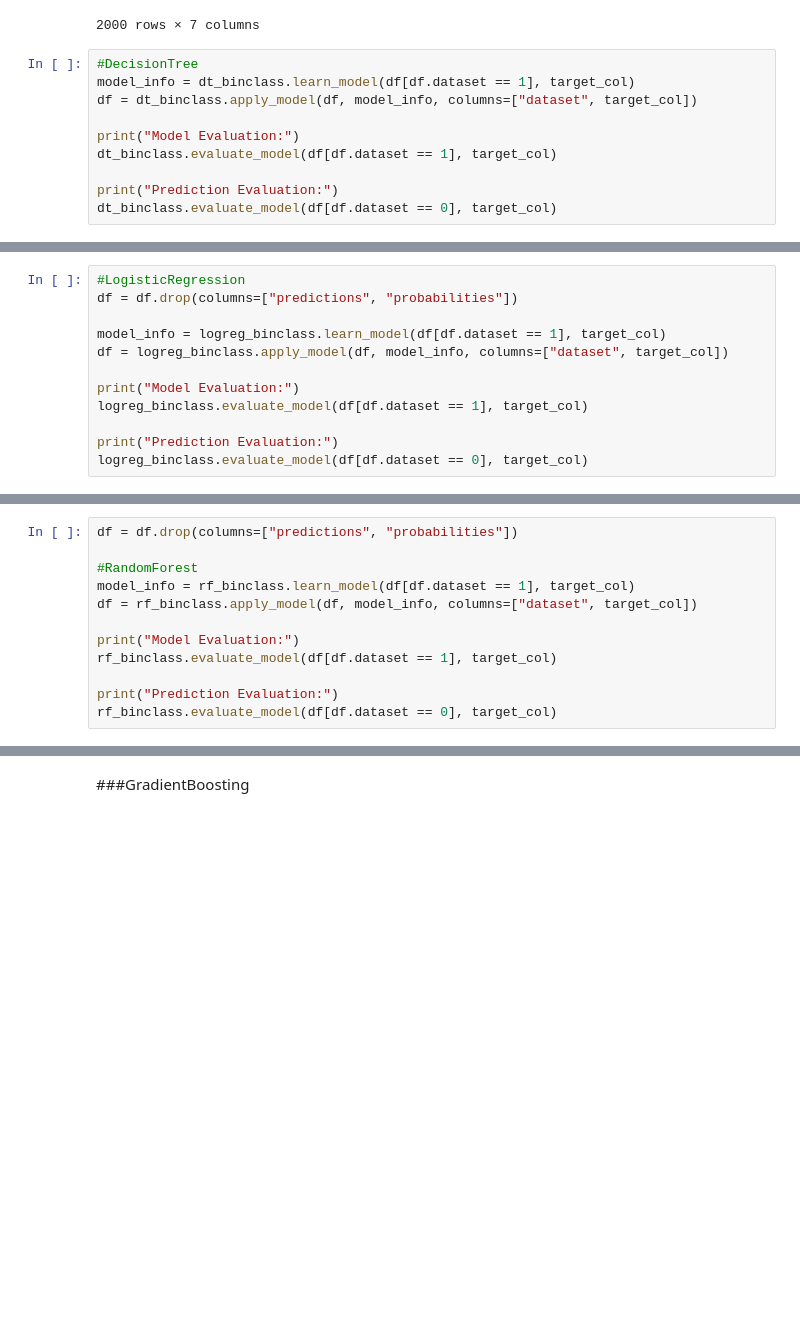
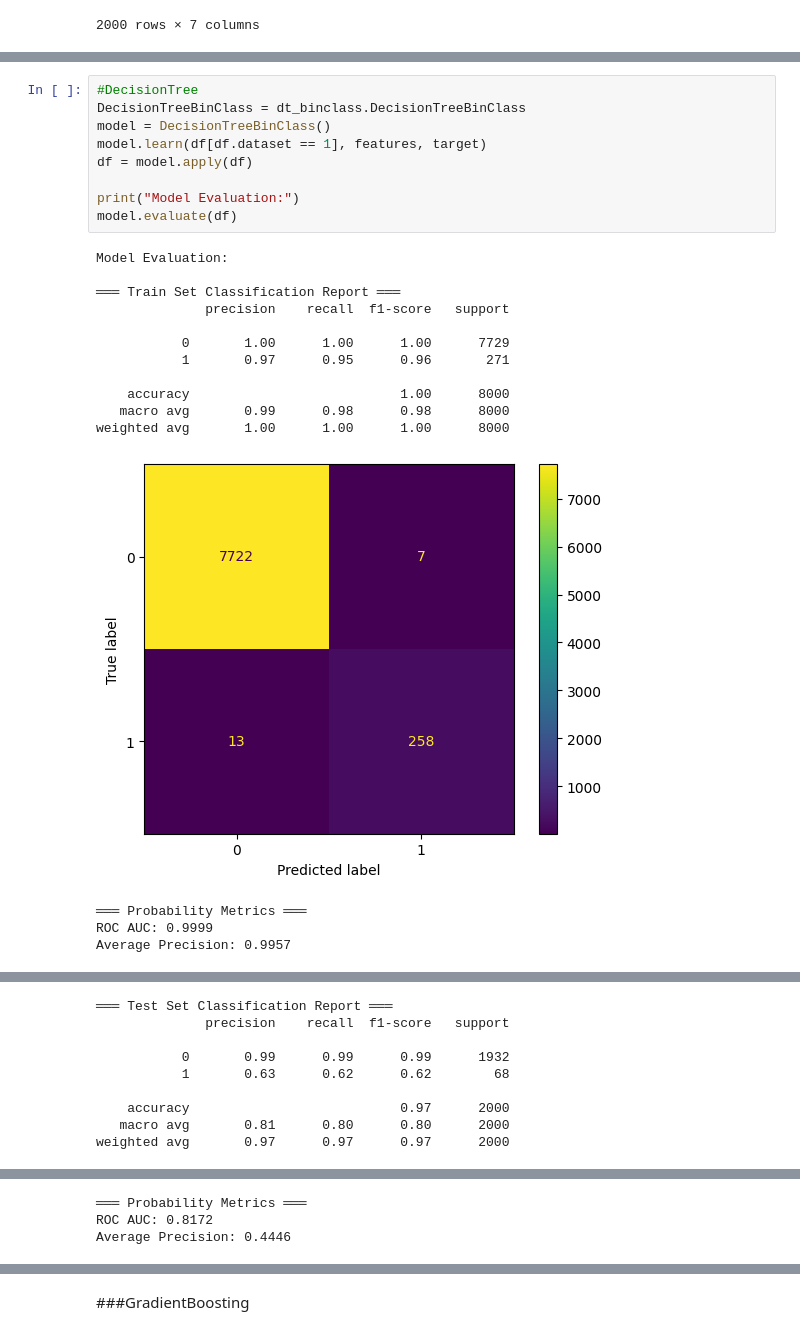
Before and after one commit to sulenurk/ds-template-oop, a Jupyter notebook: learn_pipeline_ema.ipynb, the cells around one changed output, grey strips where cells are left out. Cells and saved outputs as stored; diff of their text form; blank space fills up the shorter version.

```diff
--- a/learn_pipeline_ema.ipynb
+++ b/learn_pipeline_ema.ipynb
@@ -86,13 +80,3 @@ X_test
 | 9987 | 0.0 | 1.0 | -0.597287 | -0.935190 | -0.176044 | -0.288940 | ... |
 | 9997 | 0.0 | 1.0 | -0.497975 | -0.935190 | 0.709754 | -0.667898 | ... |
 2000 rows × 7 columns
-# %%
-#DecisionTree
-model_info = dt_binclass.learn_model(df[df.dataset == 1], target_col)
-df = dt_binclass.apply_model(df, model_info, columns=["dataset", target_col])
-
-print("Model Evaluation:")
-dt_binclass.evaluate_model(df[df.dataset == 1], target_col)
-
-print("Prediction Evaluation:")
-dt_binclass.evaluate_model(df[df.dataset == 0], target_col)
@@ -122,12 +82,0 @@ weighted avg       0.99      0.99      0.99      2000
-# %%
-#LogisticRegression
-df = df.drop(columns=["predictions", "probabilities"])
-
-model_info = logreg_binclass.learn_model(df[df.dataset == 1], target_col)
-df = logreg_binclass.apply_model(df, model_info, columns=["dataset", target_col])
-
-print("Model Evaluation:")
-logreg_binclass.evaluate_model(df[df.dataset == 1], target_col)
-
-print("Prediction Evaluation:")
-logreg_binclass.evaluate_model(df[df.dataset == 0], target_col)
@@ -170,12 +82,0 @@ Average Precision: 0.3704
-# %%
-df = df.drop(columns=["predictions", "probabilities"])
-
-#RandomForest
-model_info = rf_binclass.learn_model(df[df.dataset == 1], target_col)
-df = rf_binclass.apply_model(df, model_info, columns=["dataset", target_col])
-
-print("Model Evaluation:")
-rf_binclass.evaluate_model(df[df.dataset == 1], target_col)
-
-print("Prediction Evaluation:")
-rf_binclass.evaluate_model(df[df.dataset == 0], target_col)
@@ -218,0 +83,25 @@ Average Precision: 0.8003
+# %%
+#DecisionTree
+DecisionTreeBinClass = dt_binclass.DecisionTreeBinClass
+model = DecisionTreeBinClass()
+model.learn(df[df.dataset == 1], features, target)
+df = model.apply(df)
+
+print("Model Evaluation:")
+model.evaluate(df)
+# %% [output]
+Model Evaluation:
+
+═══ Train Set Classification Report ═══
+              precision    recall  f1-score   support
+
+           0       1.00      1.00      1.00      7729
+           1       0.97      0.95      0.96       271
+
+    accuracy                           1.00      8000
+   macro avg       0.99      0.98      0.98      8000
+weighted avg       1.00      1.00      1.00      8000
+[figure, added]
+═══ Probability Metrics ═══
+ROC AUC: 0.9999
+Average Precision: 0.9957
@@ -218,0 +113,9 @@ Average Precision: 0.8003
+═══ Test Set Classification Report ═══
+              precision    recall  f1-score   support
+
+           0       0.99      0.99      0.99      1932
+           1       0.63      0.62      0.62        68
+
+    accuracy                           0.97      2000
+   macro avg       0.81      0.80      0.80      2000
+weighted avg       0.97      0.97      0.97      2000
@@ -218,0 +123,3 @@ Average Precision: 0.8003
+═══ Probability Metrics ═══
+ROC AUC: 0.8172
+Average Precision: 0.4446
```
Also changed, not shown: parts of 26 cells of this notebook, 13 other files.
